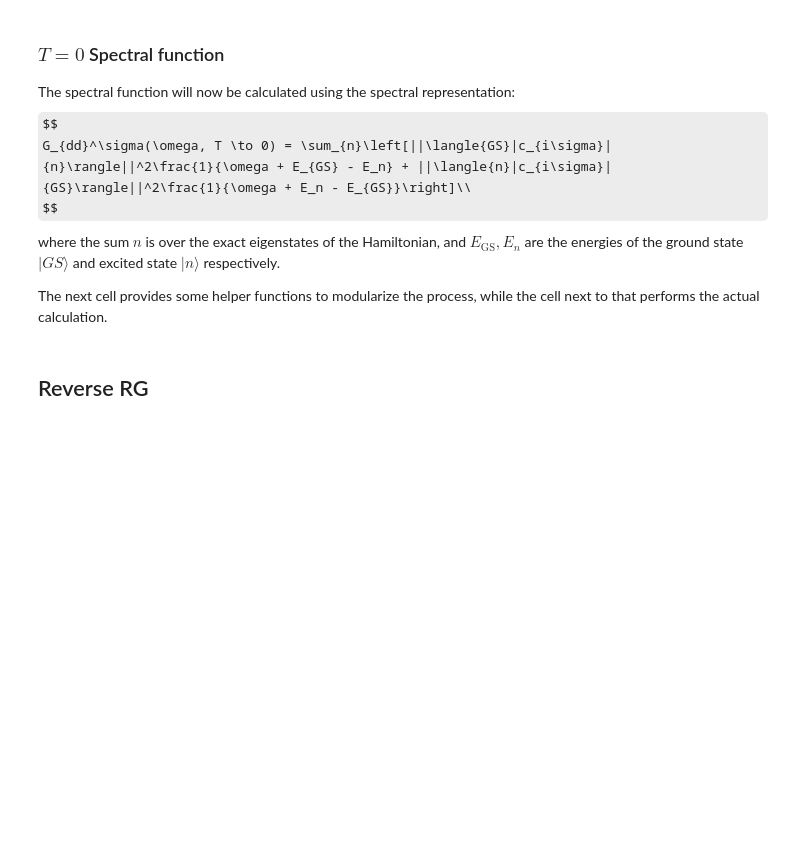
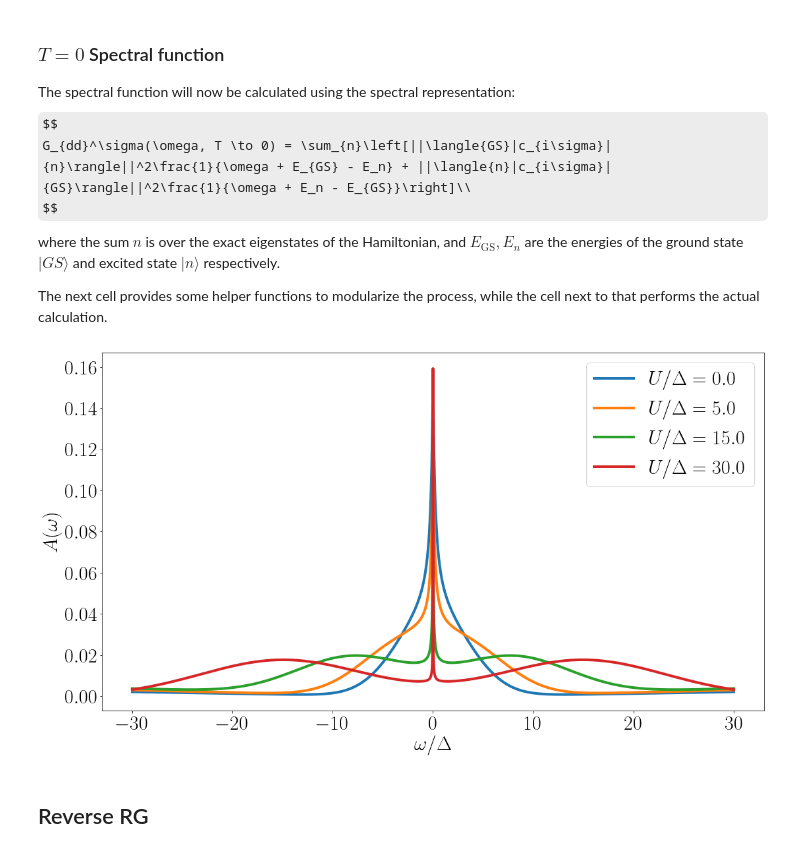
Before and after one commit to abhirup-m/Anderson-Impurity-Model-URG, a Jupyter notebook: numerics/spin-charge-symmetrical/spin_charge_symm.ipynb, the cells around one changed output. Drawn from its saved outputs; the diff is of its cells as text; code cells hidden in the pictures; some formulas as TeX source; blank space fills up the shorter version.

```diff
--- a/numerics/spin-charge-symmetrical/spin_charge_symm.ipynb
+++ b/numerics/spin-charge-symmetrical/spin_charge_symm.ipynb
@@ -923,42 +923,44 @@ def spec_func_U(params, w_range, w_cut, non_int_ht, tqdm_flag=False, Ubath=0):
     A *= h_factor
     return A
 # %%
-delta = 3
+delta = 1
 N0 = 2
-rho0 = 0.4
+rho0 = 0.1
 deltaE = N0/rho0
 D = deltaE
 t = D
 Nk = 4
 a = 1
 k_bath = 2*np.pi*np.linspace(0, Nk-1, Nk)/(a*Nk)
 Ek_0 = np.round(-2*t*np.cos(k_bath*a), 2)
 V = round(np.sqrt(delta/(np.pi * N0 * deltaE)), 2)
 non_int_ht = 1/(2*np.pi*delta)
-w_max = 8
-N_w = 20000
+w_max = 30
+N_w = 2000
 w_range = np.linspace(-w_max, w_max, N_w)*delta
 w_range = np.insert(w_range, int(len(w_range)/2), 0) if 0 not in w_range else w_range
 w_cut = delta*0.5
 U_range = np.array([0, 5, 15, 30])*delta
 J_range = np.linspace(1, 0, len(U_range))*delta
-plt.figure(figsize=(18,10))
+plt.figure(figsize=(18, 10))
 
-ins = plt.gca().inset_axes([0.01,0.2,0.4,0.8])
+# ins = plt.gca().inset_axes([0.01,0.2,0.4,0.8])
 for U,J in tqdm(zip(U_range, J_range), total=len(U_range)):
     A = spec_func_U((Ek_0, U, V, J), w_range, w_cut, non_int_ht, tqdm_flag=True)
     if len(A) == 0:
         continue
-    plt.plot(w_range/delta, A, label=r"$U/\Delta={}$".format(round(U/delta,2)))
-    ins.plot(w_range[abs(w_range)<delta/2]/delta, A[abs(w_range)<delta/2])
-    ins.set_xticks([])
-    ins.set_yticks([])
+    plt.plot(w_range/delta, A, label=r"$U/\Delta={}$".format(round(U/delta,2)), lw=4)
+    # ins.plot(w_range[abs(w_range)<delta/2]/delta, A[abs(w_range)<delta/2])
+    # ins.set_xticks([])
+    # ins.set_yticks([])
 
 plt.legend()
 plt.xlabel("$\omega/\Delta$")
 plt.ylabel("$A(\omega)$")
-# plt.savefig("gen_siam_spec_func.pdf", bbox_inches='tight')
+plt.savefig("gen_siam_spec_func-wb.pdf", bbox_inches='tight')
 plt.show()
+# %% [output]
+[figure, added]
 # %% [markdown]
 ## Reverse RG
 # %% [markdown]
```
Also changed, not shown: 16 other files.
